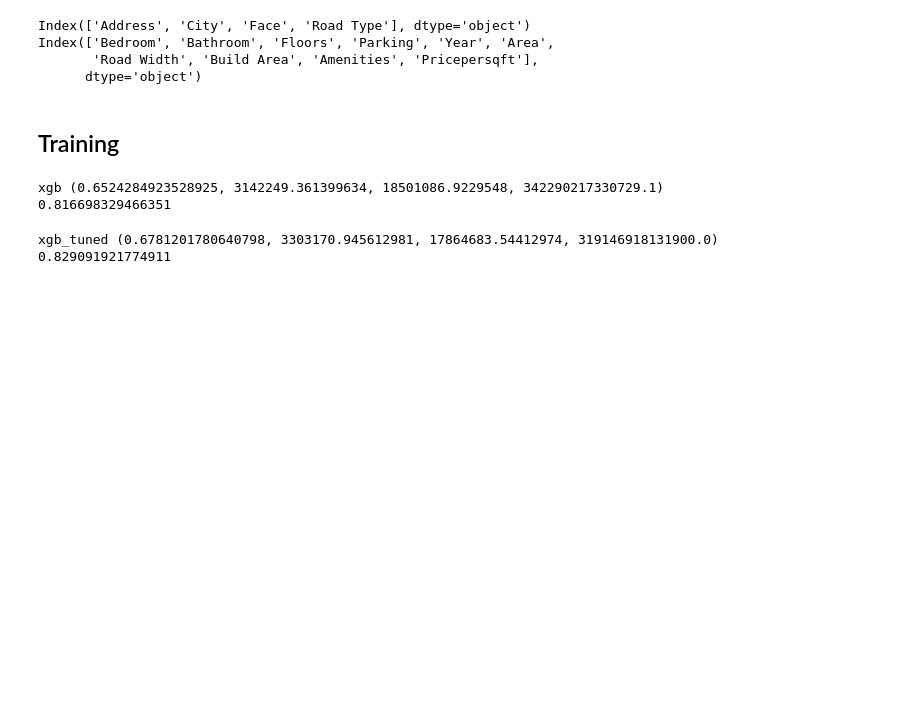
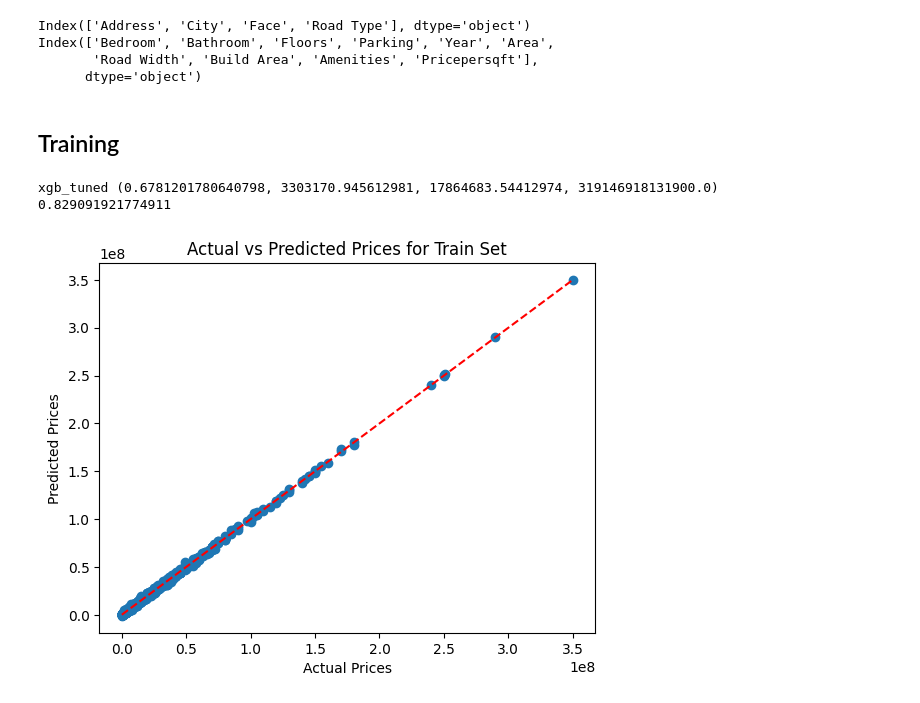
Before and after one commit to thenaivekid/House-Price-Prediction, a Jupyter notebook: xgboost.ipynb, the cells around one changed output. Drawn from its saved outputs; the diff is of its cells as text; code cells hidden in the pictures; blank space fills up the shorter version.

```diff
--- a/xgboost.ipynb
+++ b/xgboost.ipynb
@@ -160,19 +243,16 @@ def evaluate_model(y, y_hat):
 # %% [markdown]
 ## Training
 # %%
-from xgboost import XGBRegressor
-from sklearn.pipeline import Pipeline
+# from xgboost import XGBRegressor
+# from sklearn.pipeline import Pipeline
 
-xgb = XGBRegressor()
+# xgb = XGBRegressor()
 
-xgb_pipe = Pipeline(steps=[('prep',col_transform), ('model',xgb)])
-xgb_pipe.fit(X_train, y_train)
-y_pred_xgb = xgb_pipe.predict(X_test)
-print('xgb', evaluate_model(y_pred_xgb, y_test))
-print(xgb_pipe.score(X_test, y_test))
+# xgb_pipe = Pipeline(steps=[('prep',col_transform), ('model',xgb)])
+# xgb_pipe.fit(X_train, y_train)
+# y_pred_xgb = xgb_pipe.predict(X_test)
+# print('xgb', evaluate_model(y_pred_xgb, y_test))
+# print(xgb_pipe.score(X_test, y_test))
-# %% [output]
-xgb (0.6524284923528925, 3142249.361399634, 18501086.9229548, 342290217330729.1)
-0.816698329466351
 # %%
 # from sklearn.model_selection import GridSearchCV
 # from xgboost import XGBRegressor
@@ -211,3 +293,18 @@ print(xgb_tuned_pipe.score(X_test, y_test))
 # %% [output]
 xgb_tuned (0.6781201780640798, 3303170.945612981, 17864683.54412974, 319146918131900.0)
 0.829091921774911
+# %%
+plt.scatter(y_train, xgb_tuned_pipe.predict(X_train))
+
+# Add a diagonal line representing perfect predictions
+plt.plot([min(y_train), max(y_train)], [min(y_train), max(y_train)], '--', color='red')
+
+# Set axis labels and plot title
+plt.xlabel('Actual Prices')
+plt.ylabel('Predicted Prices')
+plt.title('Actual vs Predicted Prices for Train Set')
+
+# Show the plot
+plt.show()
+# %% [output]
+[figure, added]
```
Also changed, not shown: parts of 17 cells of this notebook, 6 other files.
